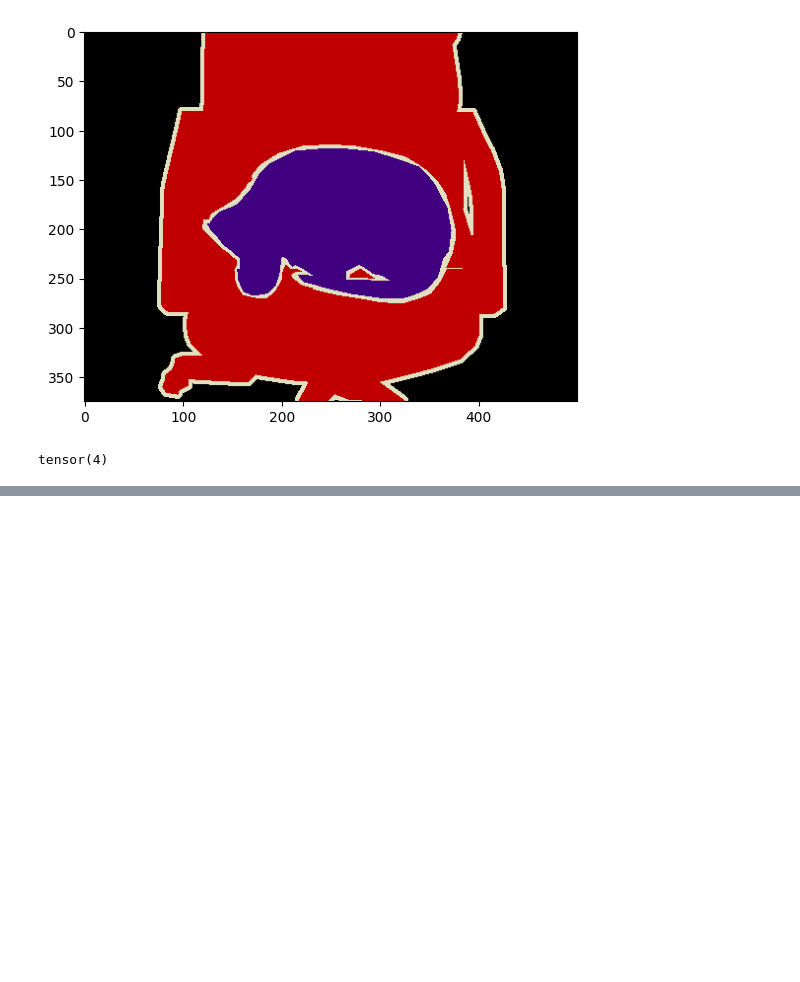
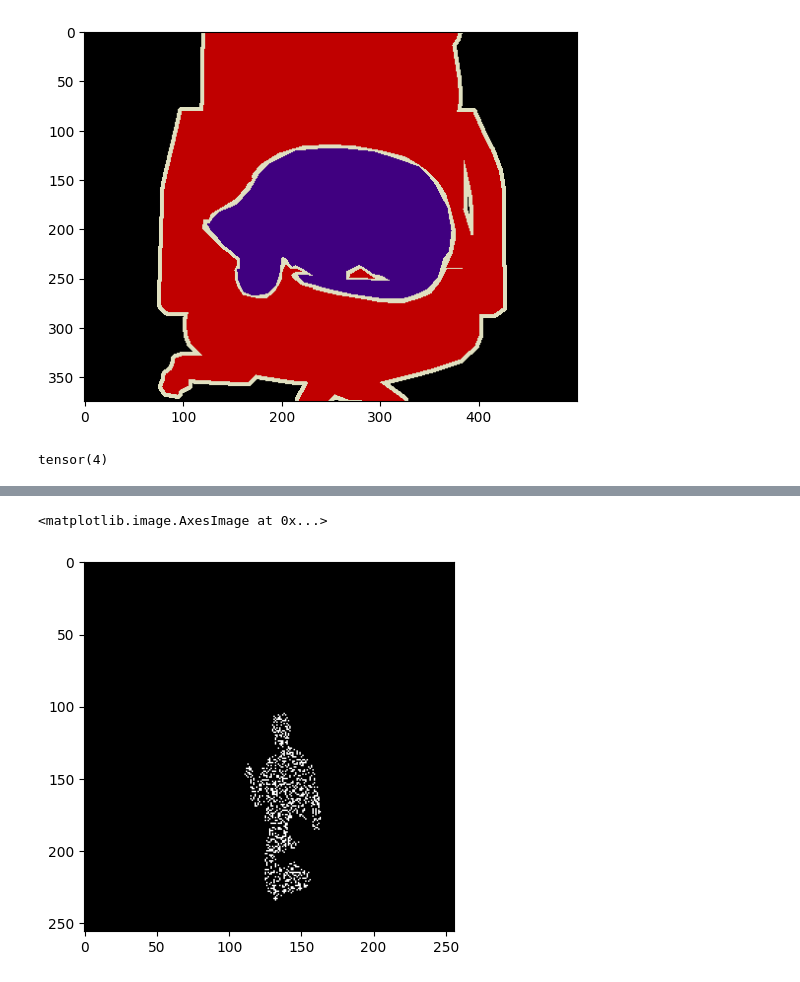
Before and after one commit to JayParanjape/blackfed, a Jupyter notebook: dcratchpad.ipynb, the cells around one changed output, grey strips where cells are left out. Cells and saved outputs as stored; diff of their text form; code cells hidden in the pictures; blank space fills up the shorter version.

```diff
--- a/dcratchpad.ipynb
+++ b/dcratchpad.ipynb
@@ -88,0 +173,3 @@ tensor(4)
+# %%
+a=torch.Tensor(label_tmp)
+b = (torch.Tensor(label_tmp)*torch.randn_like(torch.Tensor(label_tmp)))>0.5
@@ -88,0 +180,6 @@ tensor(4)
+# %%
+plt.imshow(a[0][14],cmap='gray')
+plt.imshow(b[0][14],cmap='gray')
+# %% [output]
+<matplotlib.image.AxesImage at 0x...>
+[figure, added]
```
Also changed, not shown: parts of 10 cells of this notebook, 44 other files.
